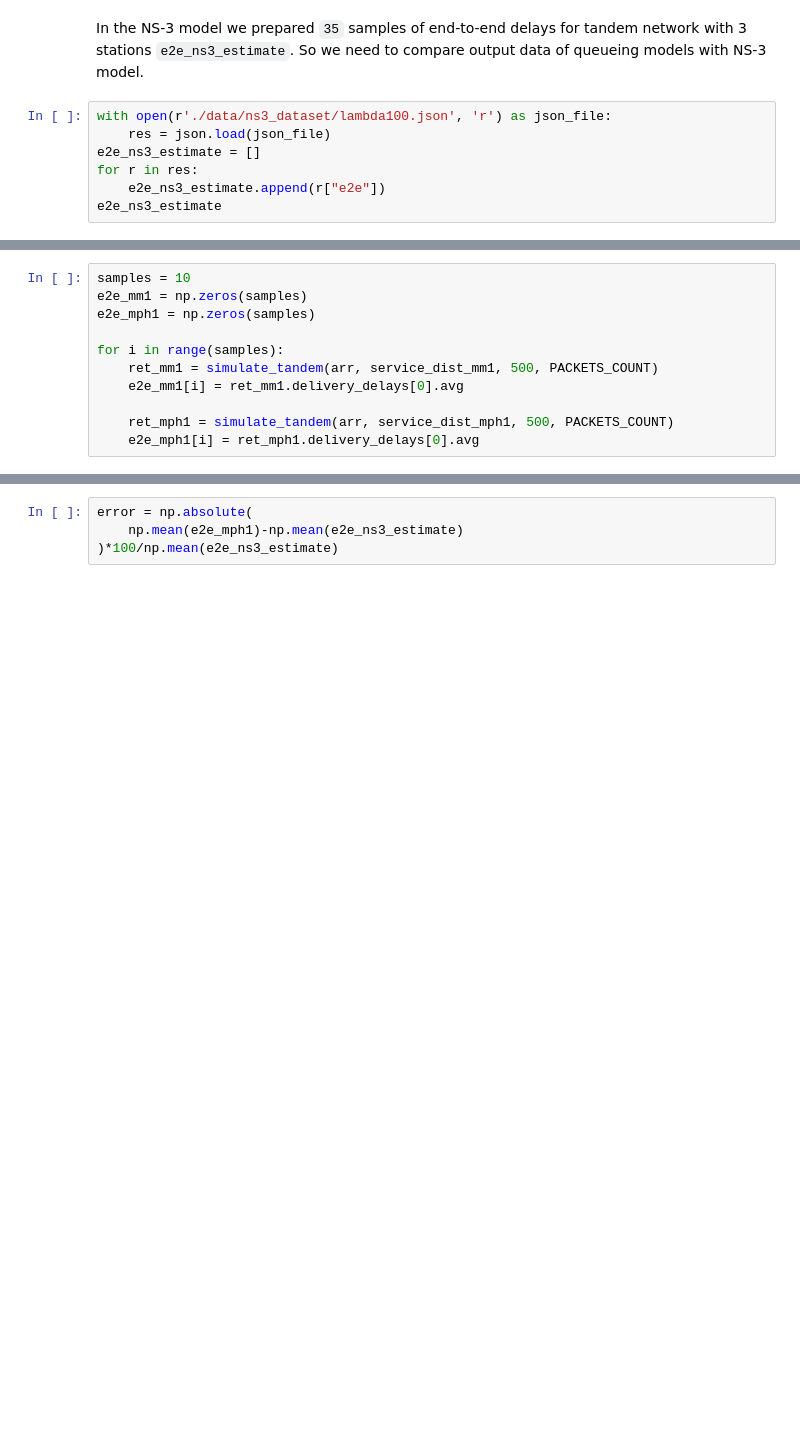
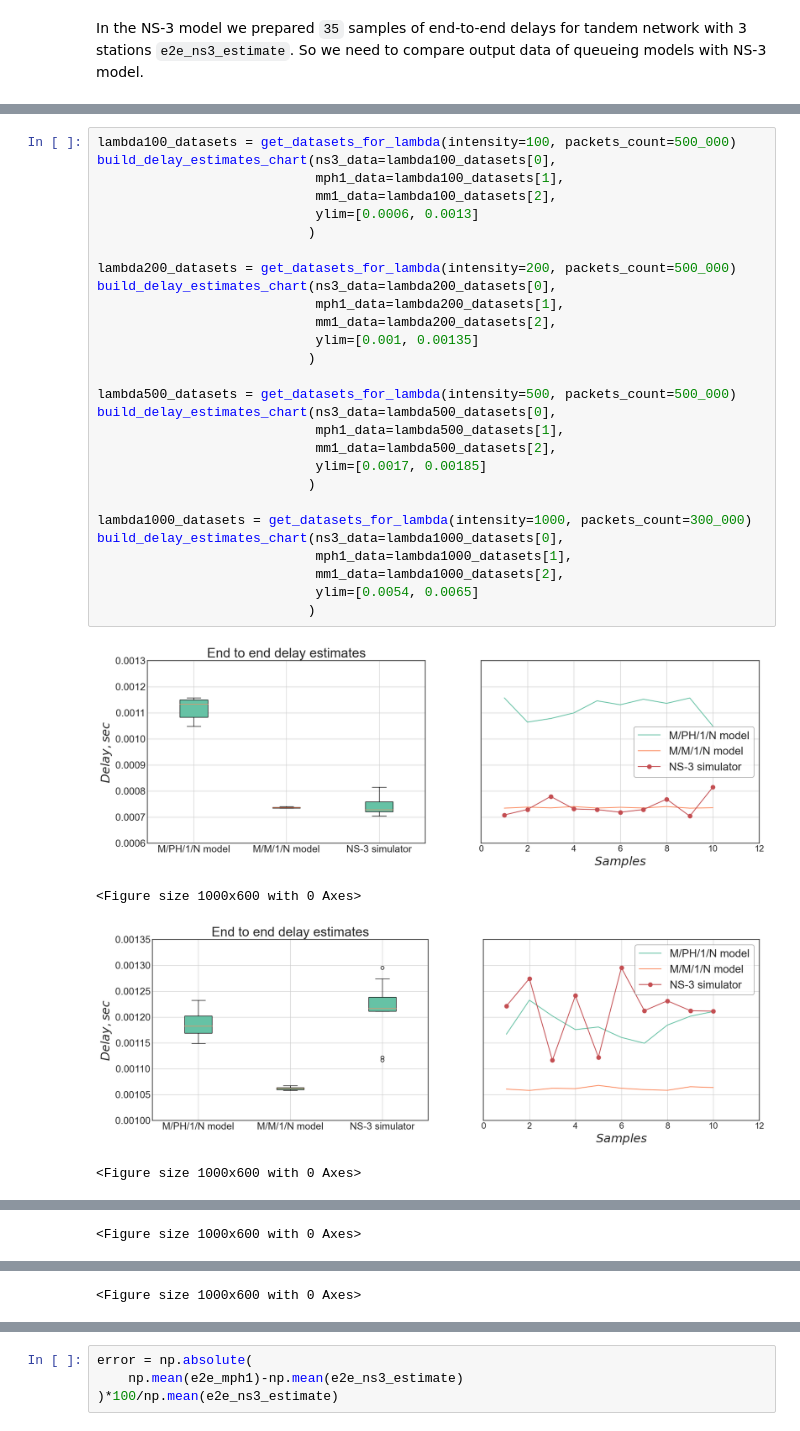
Before and after one commit to ipu69/pyqumo_old, a Jupyter notebook: experiments/ns3_ph_fit.ipynb, the cells around one changed output, grey strips where cells are left out. Drawn from its saved outputs; the diff is of its cells as text; blank space fills up the shorter version.

```diff
--- a/experiments/ns3_ph_fit.ipynb
+++ b/experiments/ns3_ph_fit.ipynb
@@ -186,10 +204,3 @@ ret.delivery_delays
 ## Queueing models estimate
 # %% [markdown]
 In the NS-3 model we prepared `35` samples of end-to-end delays for tandem network with 3 stations `e2e_ns3_estimate`. So we need to compare output data of queueing models with NS-3 model.
-# %%
-with open(r'./data/ns3_dataset/lambda100.json', 'r') as json_file:
-    res = json.load(json_file)
-e2e_ns3_estimate = []
-for r in res:
-    e2e_ns3_estimate.append(r["e2e"])
-e2e_ns3_estimate
@@ -207,11 +206,0 @@ e2e_ns3_estimate
-# %%
-samples = 10
-e2e_mm1 = np.zeros(samples)
-e2e_mph1 = np.zeros(samples)
-
-for i in range(samples):
-    ret_mm1 = simulate_tandem(arr, service_dist_mm1, 500, PACKETS_COUNT)
-    e2e_mm1[i] = ret_mm1.delivery_delays[0].avg
-
-    ret_mph1 = simulate_tandem(arr, service_dist_mph1, 500, PACKETS_COUNT)
-    e2e_mph1[i] = ret_mph1.delivery_delays[0].avg
@@ -233,0 +283,33 @@ plt.legend()
+# %%
+lambda100_datasets = get_datasets_for_lambda(intensity=100, packets_count=500_000)
+build_delay_estimates_chart(ns3_data=lambda100_datasets[0],
+                            mph1_data=lambda100_datasets[1],
+                            mm1_data=lambda100_datasets[2],
+                            ylim=[0.0006, 0.0013]
+                           )
+
+lambda200_datasets = get_datasets_for_lambda(intensity=200, packets_count=500_000)
+build_delay_estimates_chart(ns3_data=lambda200_datasets[0],
+                            mph1_data=lambda200_datasets[1],
+                            mm1_data=lambda200_datasets[2],
+                            ylim=[0.001, 0.00135]
+                           )
+
+lambda500_datasets = get_datasets_for_lambda(intensity=500, packets_count=500_000)
+build_delay_estimates_chart(ns3_data=lambda500_datasets[0],
+                            mph1_data=lambda500_datasets[1],
+                            mm1_data=lambda500_datasets[2],
+                            ylim=[0.0017, 0.00185]
+                           )
+
+lambda1000_datasets = get_datasets_for_lambda(intensity=1000, packets_count=300_000)
+build_delay_estimates_chart(ns3_data=lambda1000_datasets[0],
+                            mph1_data=lambda1000_datasets[1],
+                            mm1_data=lambda1000_datasets[2],
+                            ylim=[0.0054, 0.0065]
+                           )
+# %% [output]
+[figure, added]
+<Figure size 1000x600 with 0 Axes>
+[figure, added]
+<Figure size 1000x600 with 0 Axes>
@@ -233,0 +317 @@ plt.legend()
+<Figure size 1000x600 with 0 Axes>
@@ -234,3 +319,4 @@ plt.legend()
+<Figure size 1000x600 with 0 Axes>
 # %%
 f'NS-3 simulator. Mean of e2e delay = {np.mean(e2e_ns3_estimate):f}'
 # %% [output]
```
Also changed, not shown: parts of 24 cells of this notebook, 15 other files.
